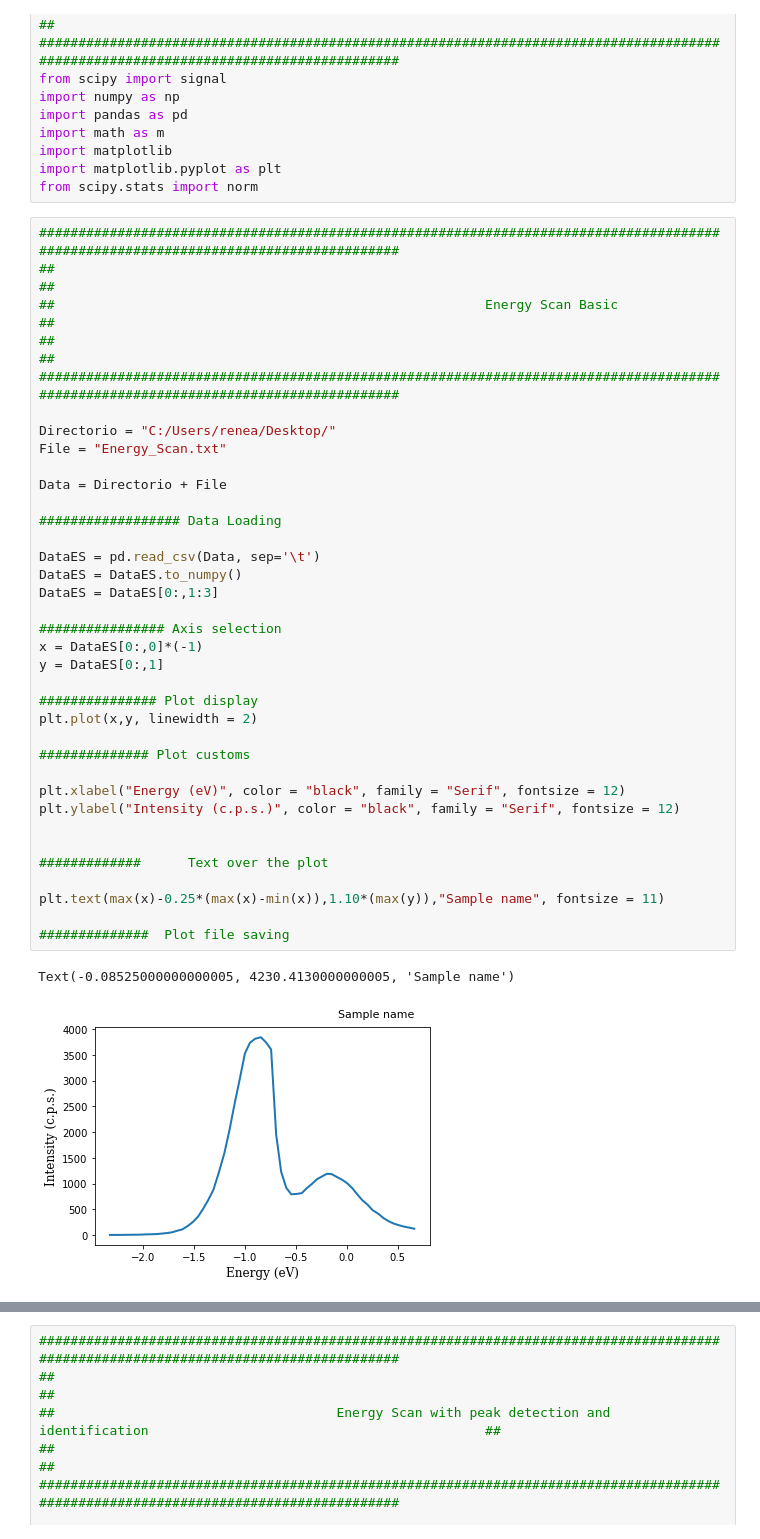
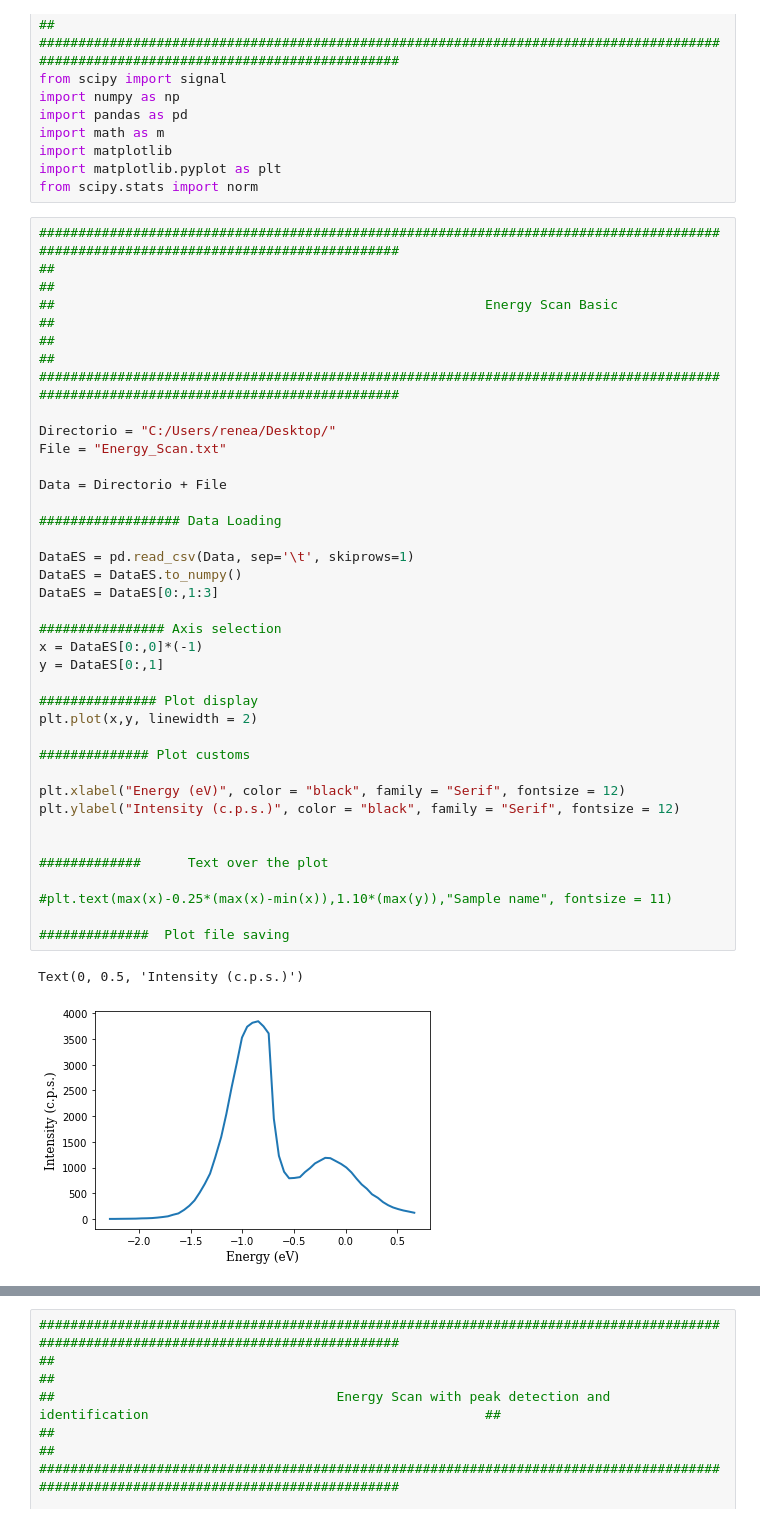
Before and after one commit to renecartaya/Quadrupole-Mass-Spectrometry, a Jupyter notebook: Quadrupole_Mass_Spectrometry_Sample.ipynb, the cells around one changed output, grey strips where cells are left out. Drawn from its saved outputs; the diff is of its cells as text.

```diff
--- a/Quadrupole_Mass_Spectrometry_Sample.ipynb
+++ b/Quadrupole_Mass_Spectrometry_Sample.ipynb
@@ -22,34 +22,34 @@ from scipy.stats import norm
 #####################################################################################################################################
 
 Directorio = "C:/Users/renea/Desktop/"
 File = "Energy_Scan.txt"
 
 Data = Directorio + File
 
 ################## Data Loading
 
-DataES = pd.read_csv(Data, sep='\t')
+DataES = pd.read_csv(Data, sep='\t', skiprows=1)
 DataES = DataES.to_numpy()
 DataES = DataES[0:,1:3]
 
 ################ Axis selection
 x = DataES[0:,0]*(-1)
 y = DataES[0:,1]
 
 ############### Plot display
 plt.plot(x,y, linewidth = 2)
 
 ############## Plot customs
 
 plt.xlabel("Energy (eV)", color = "black", family = "Serif", fontsize = 12)
 plt.ylabel("Intensity (c.p.s.)", color = "black", family = "Serif", fontsize = 12)
 
 
 #############      Text over the plot
 
-plt.text(max(x)-0.25*(max(x)-min(x)),1.10*(max(y)),"Sample name", fontsize = 11)
+#plt.text(max(x)-0.25*(max(x)-min(x)),1.10*(max(y)),"Sample name", fontsize = 11)
 
 ##############  Plot file saving
 # %% [output]
-Text(-0.08525000000000005, 4230.4130000000005, 'Sample name')
+Text(0, 0.5, 'Intensity (c.p.s.)')
-[figure, old version]
+[figure, new version]
```
Also changed, not shown: parts of 2 cells of this notebook.
